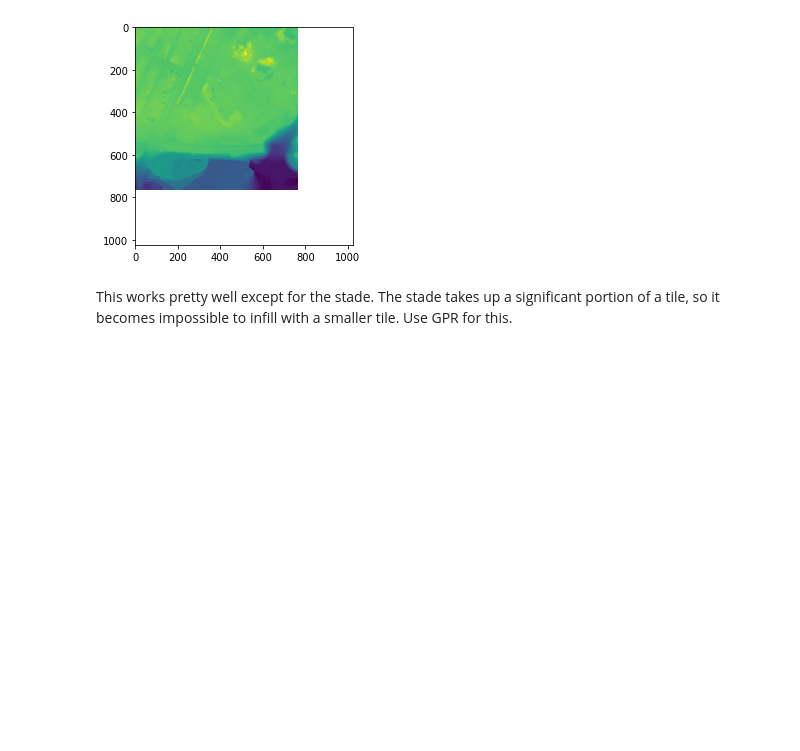
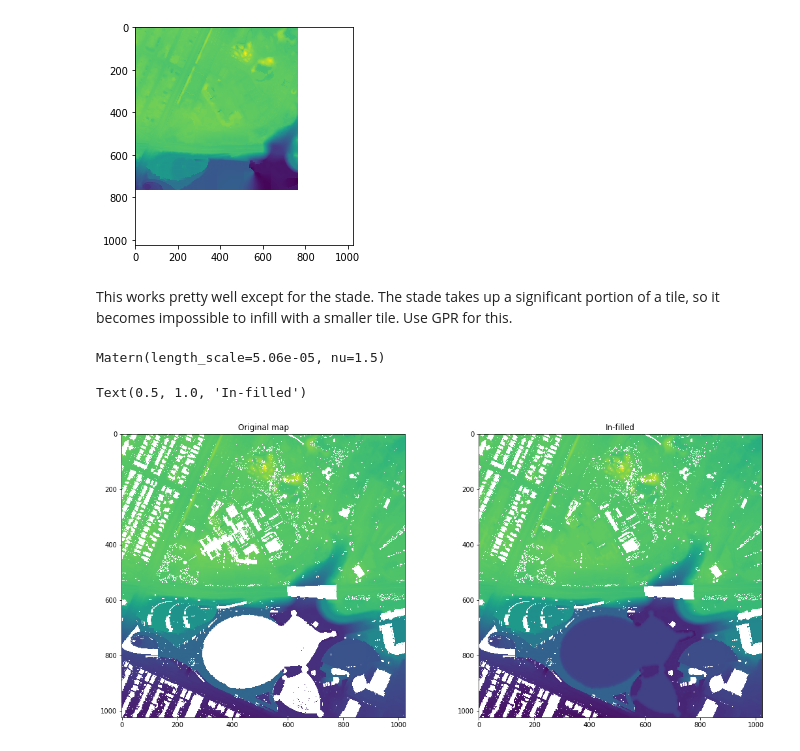
Before and after one commit to patrickmineault/climate-change, a Jupyter notebook: Complete ground.ipynb, the cells around one changed output. Cells and saved outputs as stored; diff of their text form; code cells hidden in the pictures; blank space fills up the shorter version.

```diff
--- a/Complete ground.ipynb
+++ b/Complete ground.ipynb
@@ -265,17 +243,17 @@ bad_data = npoints == 0
 
 # Expand bad_data to reduce the number of distinct regions.
 I0 = mean_height.copy()
-bad_regions, n_bad_regions = scipy.ndimage.levels(scipy.ndimage.binary_dilation(np.isnan(mean_height), iterations=2))
-surround = scipy.ndimage.grayscale_dilation(bad_regions, size=5)
-counts, _ = np.hist(bad_regions, np.arange(n_bad_regions + 1) - .5)
+bad_regions, n_bad_regions = scipy.ndimage.label(scipy.ndimage.binary_dilation(np.isnan(mean_height), iterations=2))
+surround = scipy.ndimage.grey_dilation(bad_regions, size=5)
+counts, _ = np.histogram(bad_regions, np.arange(n_bad_regions + 1) - .5)
 
 npixels = 1e4
-N_points = 1E3
+N_points = 1000
 
 for i in range(1, n_bad_regions):
     if counts[i] > npixels:
         # This is a big region, infill using the GPR method.
-        surround_data = (surround == i) & (bad_regions > 0)
+        surround_data = (surround == i) & (bad_regions == 0)
         xgrid_s, ygrid_s = xgrid[surround_data], ygrid[surround_data]
 
         # Take N_points points at random, fit a Gaussian process.
@@ -285,11 +263,29 @@ for i in range(1, n_bad_regions):
         gpr = GaussianProcessRegressor(kernel=gp_kernel, normalize_y=True)
 
         X = np.concatenate((xgrid_s.reshape(-1, 1), ygrid_s.reshape(-1, 1)), axis=1)
-        gpr.fit(X[subs, :], data[subs])
+        gpr.fit(X[subs, :], I0[surround_data][subs])
         xgrid_s, ygrid_s = xgrid[bad_regions == i], ygrid[bad_regions == i]
         X_ = np.concatenate((xgrid_s.reshape(-1, 1), ygrid_s.reshape(-1, 1)), axis=1)
-        y_ = grp.predict(X_)
+        y_ = gpr.predict(X_)
         I0[bad_regions == i] = y_
 
 #regions, nregions = bad_regions
 #bad_surround = bad_data ^ scipy.ndimage.binary_dilation(bad_data, iterations=5)
+# %%
+gpr.kernel_
+# %% [output]
+Matern(length_scale=5.06e-05, nu=1.5)
+# %%
+mask = scipy.ndimage.grey_erosion(np.isnan(mean_height), size = 5)
+full_im = np.concatenate(zs).reshape((1024, 1024))
+im = np.concatenate(zs).reshape((1024, 1024))
+plt.figure(figsize=(18, 8))
+plt.subplot(121)
+plt.imshow(mean_height)
+plt.title('Original map')
+plt.subplot(122)
+plt.imshow(I0)
+plt.title('In-filled')
+# %% [output]
+Text(0.5, 1.0, 'In-filled')
+[figure, added]
```
Also changed, not shown: parts of 3 cells of this notebook.
